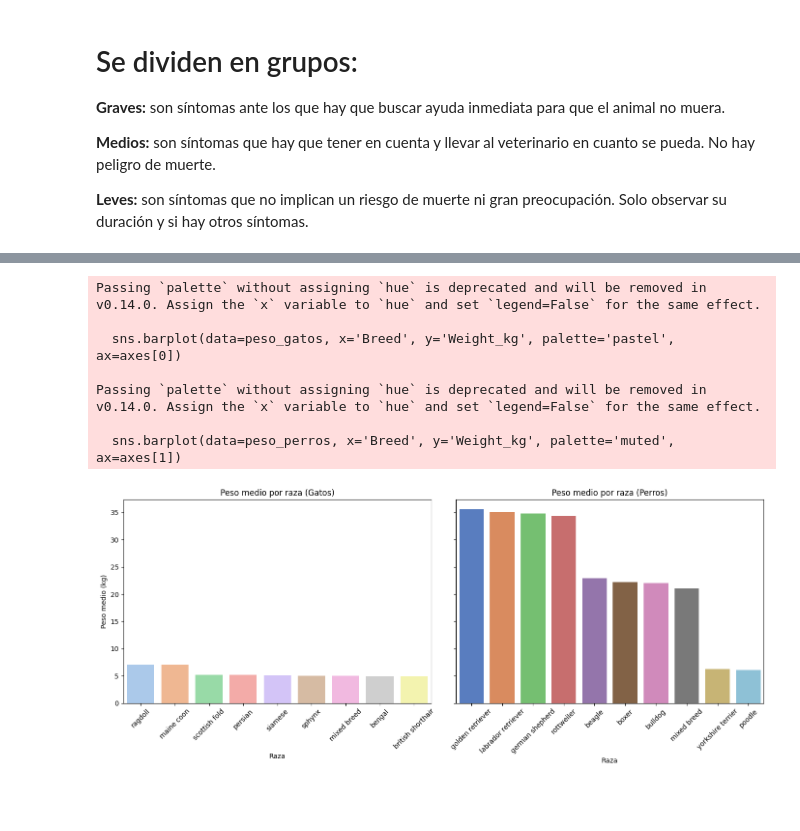
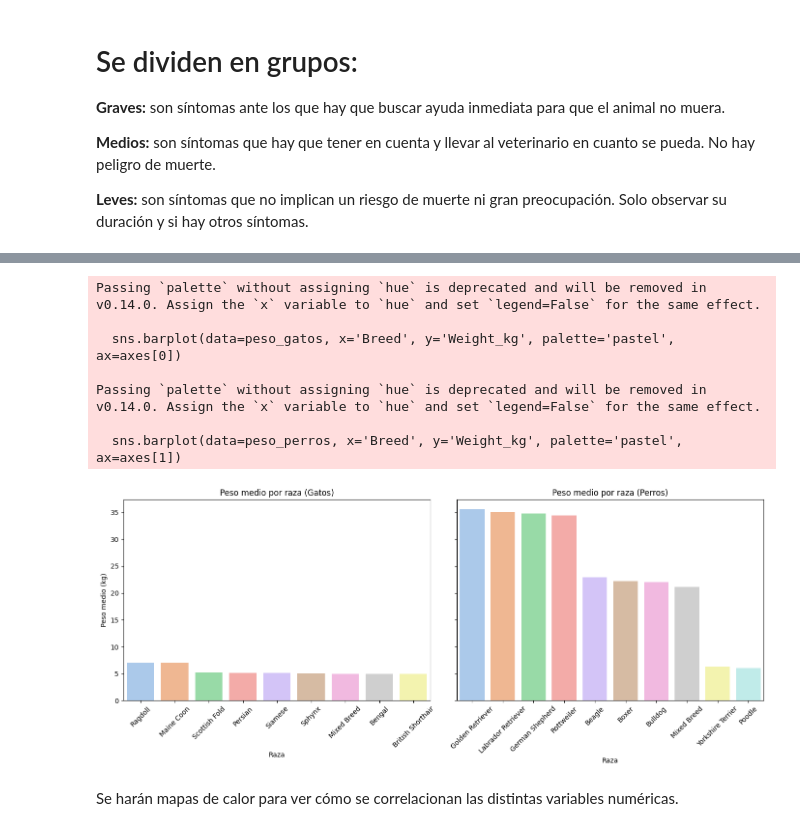
Before and after one commit to Bootcamp-Data-Analyst/p5-analisis_exploratorio_datos-g5, a Jupyter notebook: p5_eda_g5.ipynb, the cells around one changed output, grey strips where cells are left out. Saved outputs shown, nothing was run; the diff lists cells and outputs as text; code cells hidden in the pictures; blank space fills up the shorter version.

```diff
--- a/p5_eda_g5.ipynb
+++ b/p5_eda_g5.ipynb
@@ -75,10 +0,0 @@ None
-# %%
-def clean_text(s):
-  return s.astype(str).str.strip().str.lower()
-
-for col in veterinary_data_df.columns:
-  if veterinary_data_df[col].dtype == 'string':
-    veterinary_data_df[col] = clean_text(veterinary_data_df[col])
-
-#Para comprobar que se produce el cambio
-print(veterinary_data_df.head())
@@ -120,0 +18,7 @@ Se observa que solamente hay datos de perros y gatos y que la cantidad de cada u
+# %%
+path = Path(r"/content/veterinary_clinical_data.csv")
+df = pd.read_csv(path)
+
+print("Shape:", df.shape)
+display(df.head(10))
+display(df.dtypes.to_frame("dtype"))
@@ -215,35 +455,37 @@ Passing `palette` without assigning `hue` is deprecated and will be removed in v
 # Agrupar por raza y calcular el peso medio
 peso_por_raza = veterinary_data_df.groupby(['AnimalName','Breed'])['Weight_kg'].mean().reset_index()
 
-#Separar gatos y perros
+#Separar gatos y perros por peso
 peso_gatos = peso_por_raza[peso_por_raza['AnimalName'] == 'cat'].sort_values(by='Weight_kg', ascending=False)
-peso_perros = peso_por_raza[peso_por_raza['AnimalName'] == 'dog'].sort_values(by='Weight_kg', ascending=False)
+peso_perros = peso_por_raza[peso_por_raza['AnimalName'] == 'Dog'].sort_values(by='Weight_kg', ascending=False)
 
 # Crear figura con 2 subplots
 fig, axes = plt.subplots(1, 2, figsize=(14,6), sharey=True)
 
 # Gráfico de gatos
 sns.barplot(data=peso_gatos, x='Breed', y='Weight_kg', palette='pastel', ax=axes[0])
 axes[0].set_title("Peso medio por raza (Gatos)")
 axes[0].set_xlabel("Raza")
 axes[0].set_ylabel("Peso medio (kg)")
 axes[0].tick_params(axis='x', rotation=45)
 
 # Gráfico de perros
-sns.barplot(data=peso_perros, x='Breed', y='Weight_kg', palette='muted', ax=axes[1])
+sns.barplot(data=peso_perros, x='Breed', y='Weight_kg', palette='pastel', ax=axes[1])
 axes[1].set_title("Peso medio por raza (Perros)")
 axes[1].set_xlabel("Raza")
 axes[1].set_ylabel("Peso medio (kg)")
 axes[1].tick_params(axis='x', rotation=45)
 
 plt.tight_layout()
 plt.show()
 # %% [output]
 Passing `palette` without assigning `hue` is deprecated and will be removed in v0.14.0. Assign the `x` variable to `hue` and set `legend=False` for the same effect.
 
   sns.barplot(data=peso_gatos, x='Breed', y='Weight_kg', palette='pastel', ax=axes[0])
 
 Passing `palette` without assigning `hue` is deprecated and will be removed in v0.14.0. Assign the `x` variable to `hue` and set `legend=False` for the same effect.
 
-  sns.barplot(data=peso_perros, x='Breed', y='Weight_kg', palette='muted', ax=axes[1])
+  sns.barplot(data=peso_perros, x='Breed', y='Weight_kg', palette='pastel', ax=axes[1])
-[figure, old version]
+[figure, new version]
+# %% [markdown]
+Se harán mapas de calor para ver cómo se correlacionan las distintas variables numéricas.
```
Also changed, not shown: parts of 59 cells of this notebook, 2 other files.
